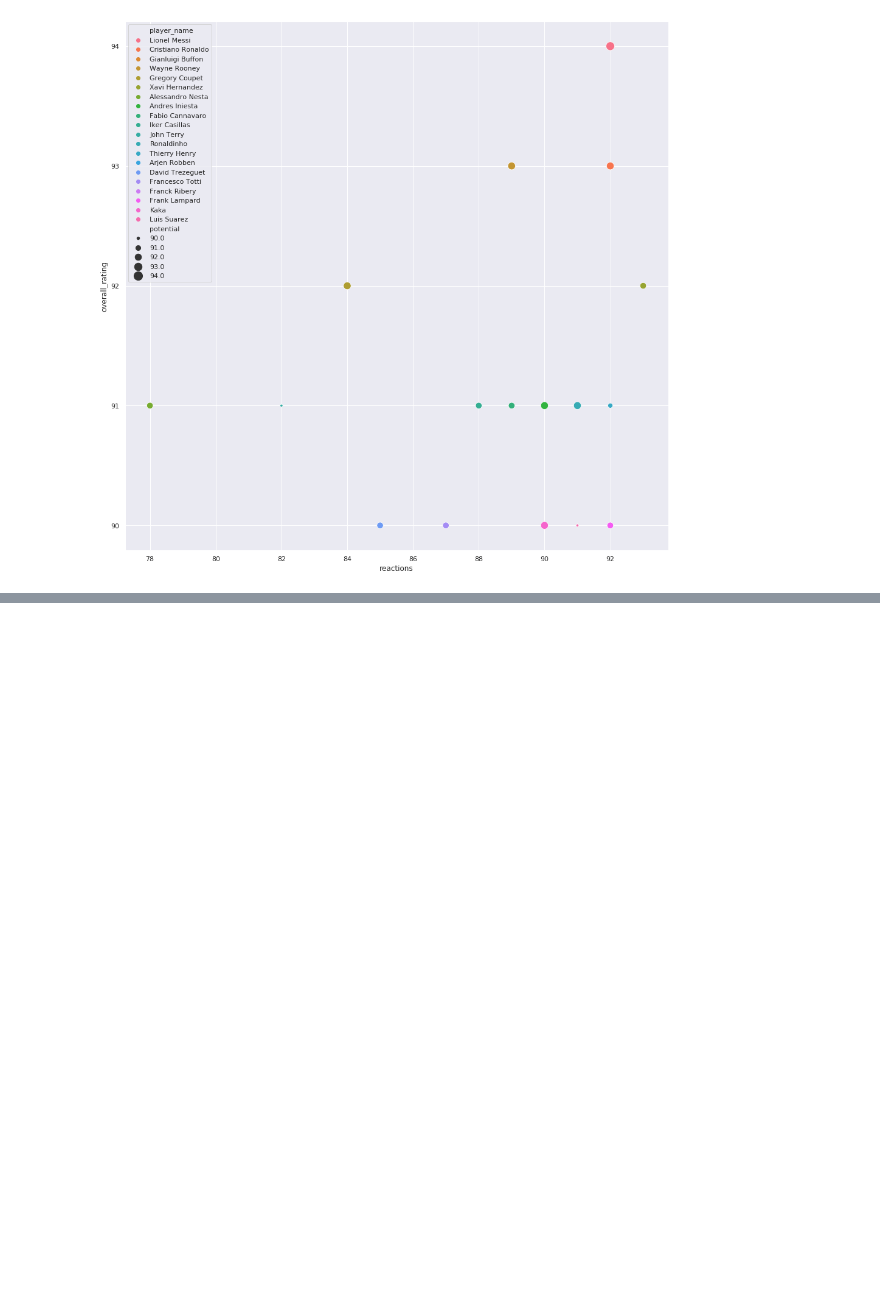
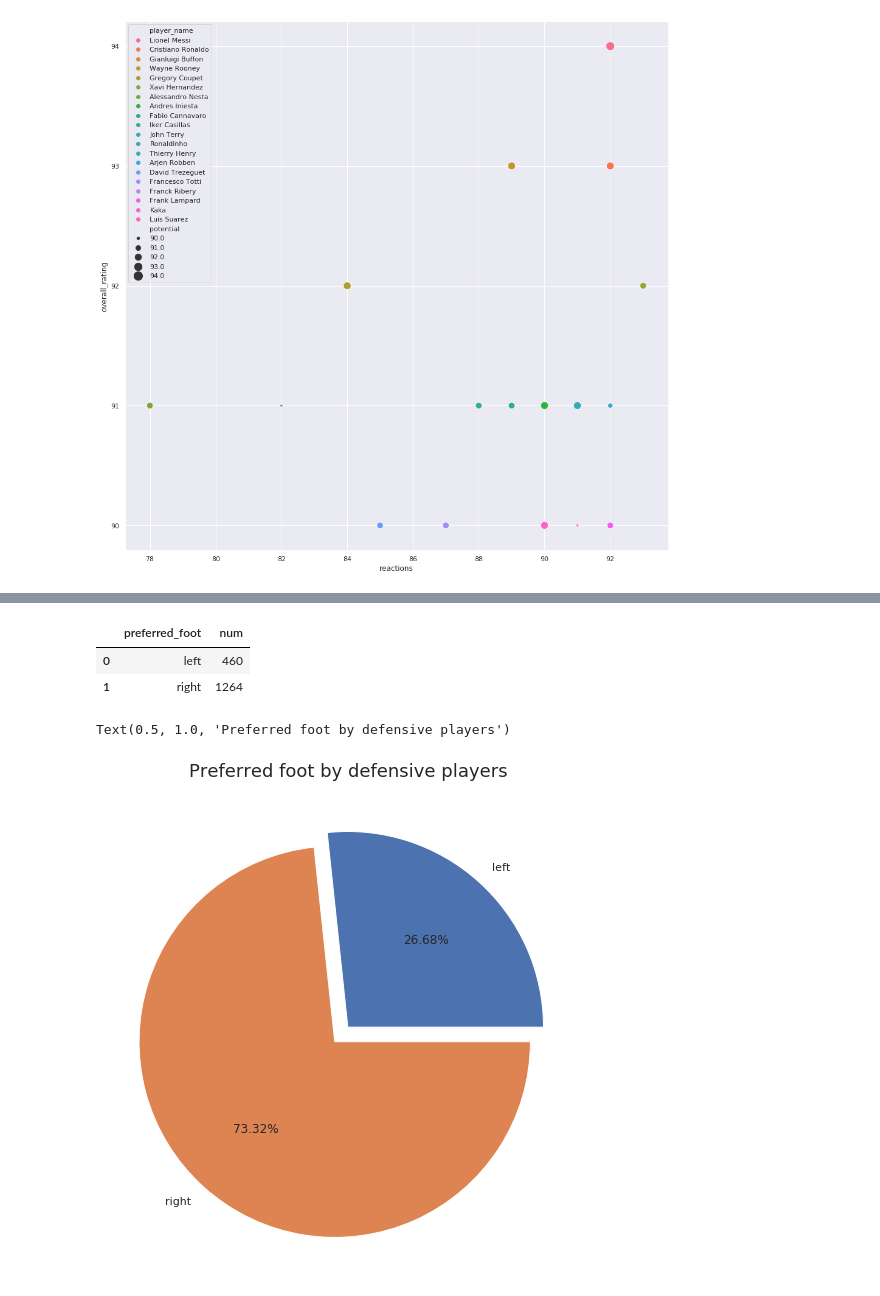
Before and after one commit to prime025/European-Football-Analysis, a Jupyter notebook: European Football Analysis.ipynb, the cells around one changed output, grey strips where cells are left out. Drawn from its saved outputs; the diff is of its cells as text; code cells hidden in the pictures; blank space fills up the shorter version.

```diff
--- a/European Football Analysis.ipynb
+++ b/European Football Analysis.ipynb
@@ -412,0 +435,28 @@ plt.yticks([i for i in range((int)(min_val), (int)(max_val+1))])
+# %%
+query = """ SELECT preferred_foot, COUNT(*) as num
+            FROM
+                (
+                SELECT Player.player_api_id, player_name, preferred_foot, date, attacking_work_rate, defensive_work_rate
+                FROM Player JOIN Player_Attributes ON (Player.player_api_id = Player_Attributes.player_api_id)
+                WHERE defensive_work_rate == "low"
+                GROUP BY Player.player_api_id, player_name, preferred_foot
+                )
+            GROUP BY preferred_foot
+        """
+preferred_foot_df = pd.read_sql(query, conn)
+
+preferred_foot_df
+# %% [output]
+|  | preferred_foot | num |
+| 0 | left | 460 |
+| 1 | right | 1264 |
+# %%
+plt.figure(figsize=(18,9))
+explode = [0, 0.1]
+labels = list(preferred_foot_df['preferred_foot'])
+preferred_foot_df['num'].plot.pie(explode=explode, labels=labels, autopct = "%.2f%%")
+plt.ylabel("")
+plt.title("Preferred foot by defensive players", fontsize=18)
+# %% [output]
+Text(0.5, 1.0, 'Preferred foot by defensive players')
+[figure, added]
```
Also changed, not shown: parts of 15 cells of this notebook.
